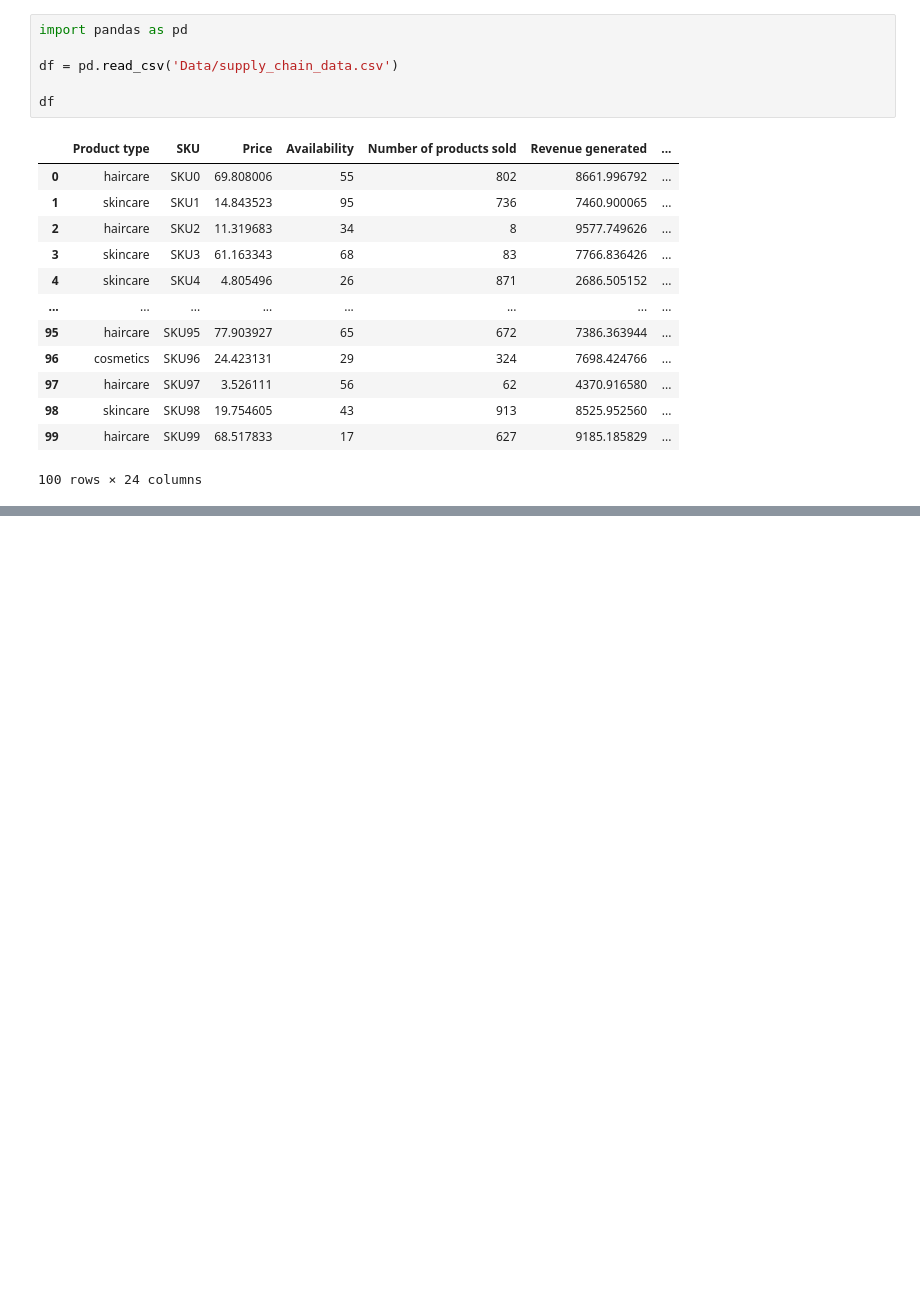
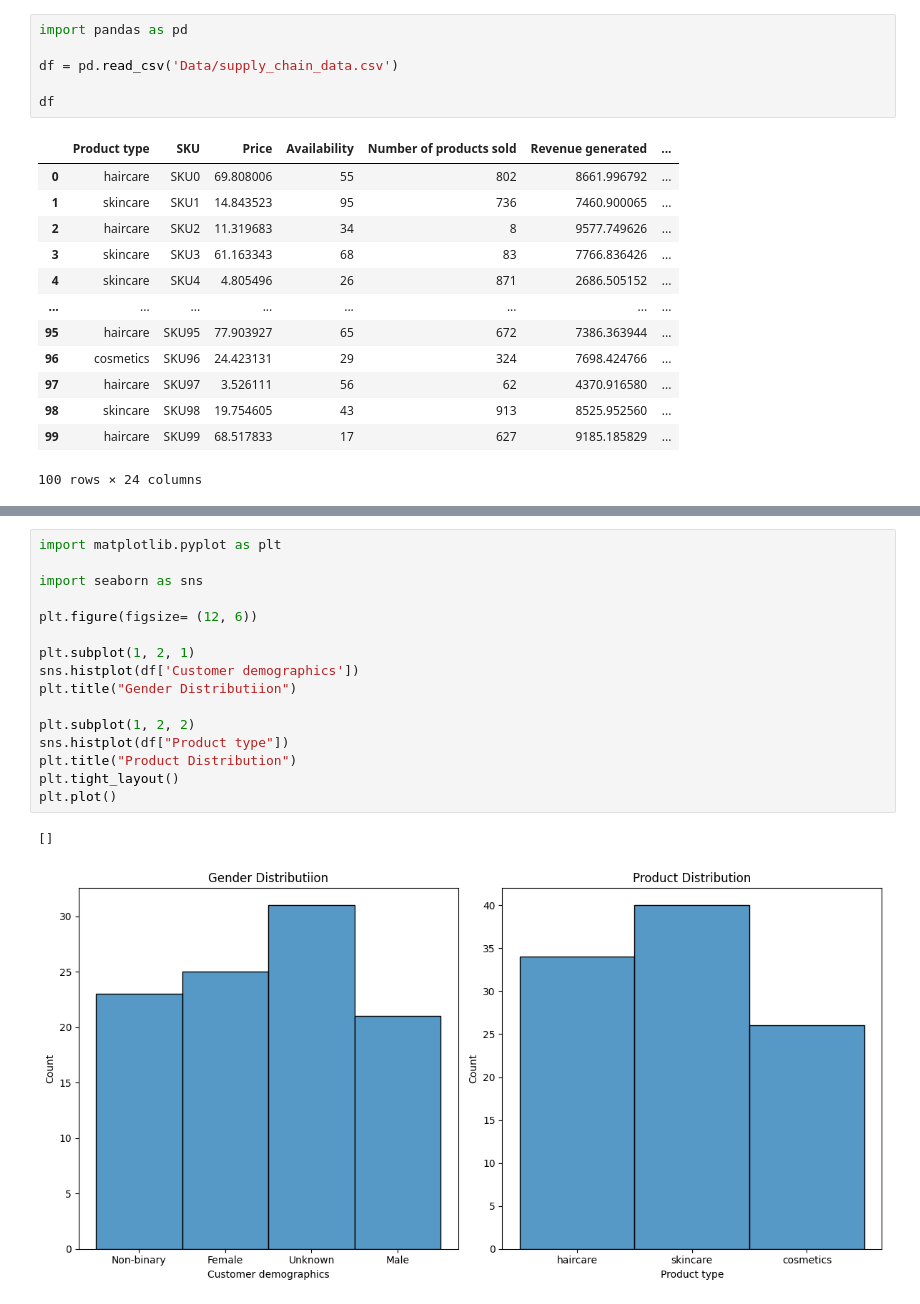
Before and after one commit to Doug-Vo/ML-Self-Project, a Jupyter notebook: Spring_2026/Beauty_Supply_chain.ipynb, the cells around one changed output, grey strips where cells are left out. Cells and saved outputs as stored; diff of their text form; blank space fills up the shorter version.

```diff
--- a/Spring_2026/Beauty_Supply_chain.ipynb
+++ b/Spring_2026/Beauty_Supply_chain.ipynb
@@ -20,0 +92,19 @@ df
+# %%
+import matplotlib.pyplot as plt
+
+import seaborn as sns
+
+plt.figure(figsize= (12, 6))
+
+plt.subplot(1, 2, 1)
+sns.histplot(df['Customer demographics'])
+plt.title("Gender Distributiion")
+
+plt.subplot(1, 2, 2)
+sns.histplot(df["Product type"])
+plt.title("Product Distribution")
+plt.tight_layout()
+plt.plot()
+# %% [output]
+[]
+[figure, added]
```
Also changed, not shown: parts of 14 cells of this notebook.
